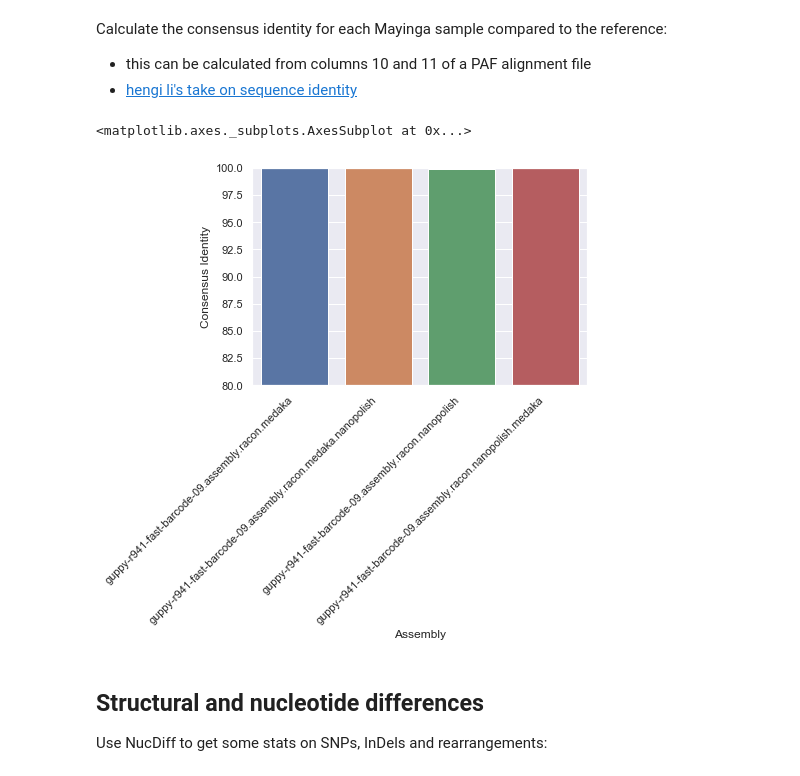
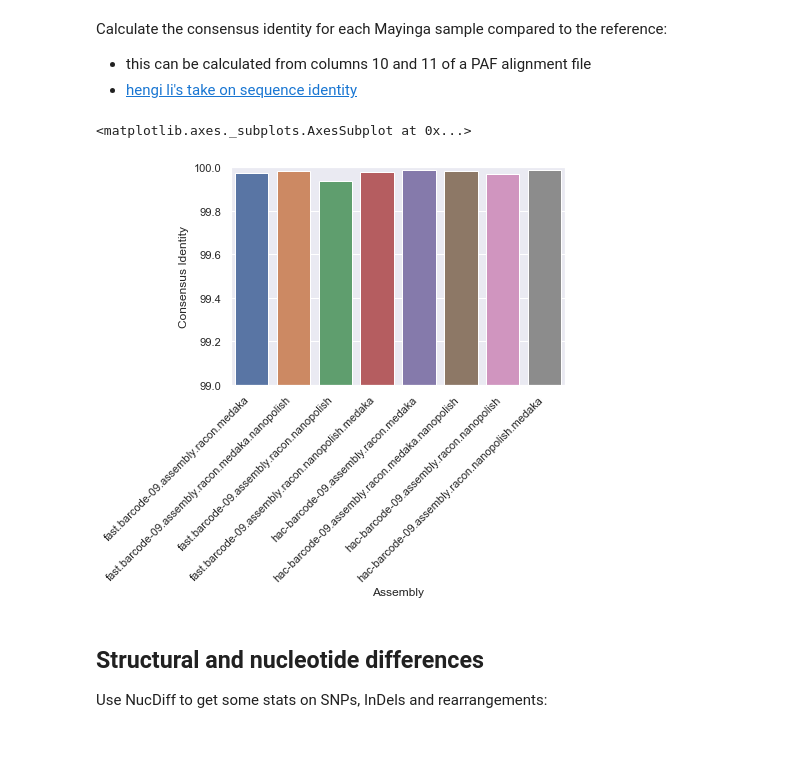
Before and after one commit to will-rowe/signal-check, a Jupyter notebook: 2.evaluating-mayinga-assemblies.ipynb, the cells around one changed output. Drawn from its saved outputs; the diff is of its cells as text; code cells hidden in the pictures; blank space fills up the shorter version.

```diff
--- a/2.evaluating-mayinga-assemblies.ipynb
+++ b/2.evaluating-mayinga-assemblies.ipynb
@@ -39,6 +39,8 @@ Calculate the consensus identity for each Mayinga sample compared to the referen
 # import the minimap2 binding (mappy)
 import os
 import pandas as pd
+from matplotlib import pyplot as plt
+%matplotlib inline
 import seaborn as sns; sns.set(color_codes=True)
 import mappy as mp
 
@@ -46,36 +48,36 @@ import mappy as mp
 idents = []
 
 # set up the index
 a = mp.Aligner("tmp/mayinga-ref-genome.fasta", preset="asm10")  # load or build index
 if not a: raise Exception("ERROR: failed to load/build index")
 
 # open the list of assemblies we made
-with open("tmp/mayinga-genomes.list", "r") as fh:
+with open("tmp/mayinga-assemblies.list", "r") as fh:
 
     # align each assembly to the reference
     for line in fh:
         base=os.path.basename(line)
         assemblyName=os.path.splitext(base)[0]
         for name, seq, qual in mp.fastx_read(line.rstrip()):
 
             # get the best hit for each assembly
             topHit = 0.0
             for hit in a.map(seq):
                 if (hit.mlen/hit.blen) > topHit:
                     topHit = (hit.mlen/hit.blen) * 100.0
 
             # store for plotting later
             idents.append([assemblyName, topHit])
 
 # plot the consensus identities
 df = pd.DataFrame(idents, columns = ['Assembly', 'Consensus Identity'])
 chart = sns.barplot(x="Assembly", y="Consensus Identity", data=df)
 chart.set_xticklabels(chart.get_xticklabels(), rotation=45, horizontalalignment='right', fontweight='light')
-chart.set(ylim=(80, 100))
+chart.set(ylim=(99, 100))
 chart
 # %% [output]
 <matplotlib.axes._subplots.AxesSubplot at 0x...>
-[figure, old version]
+[figure, new version]
 # %% [markdown]
 ## Structural and nucleotide differences
 
```
Also changed, not shown: parts of 7 cells of this notebook, 1 other file.
